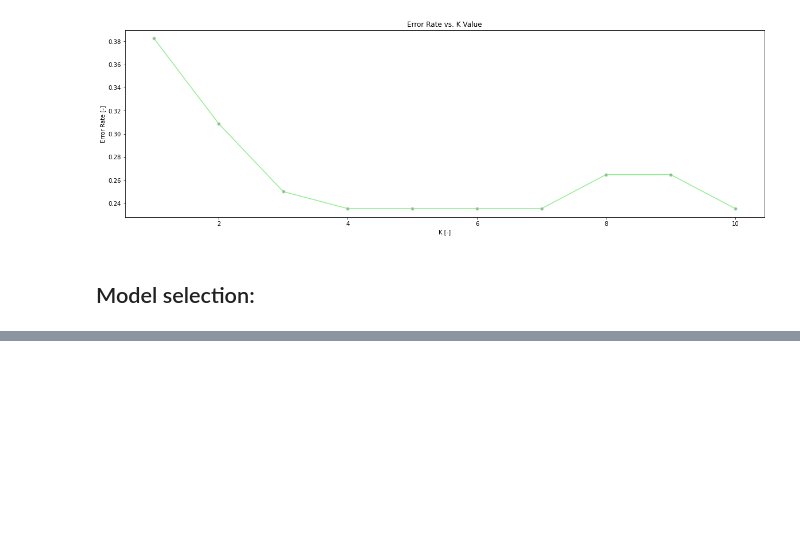
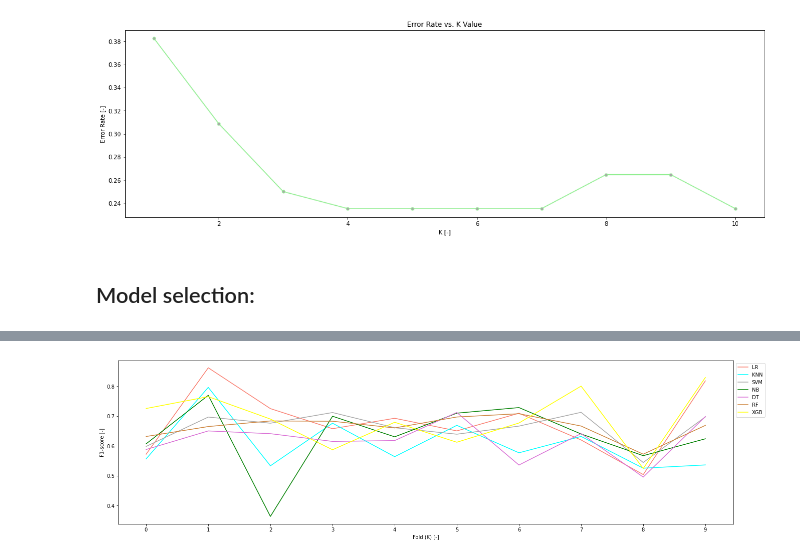
Before and after one commit to piotr-druzdzel/Horse-Colic-KNN-Imputation, a Jupyter notebook: KNN-Imputation.ipynb, the cells around one changed output, grey strips where cells are left out. Drawn from its saved outputs; the diff is of its cells as text; code cells hidden in the pictures; blank space fills up the shorter version.

```diff
--- a/KNN-Imputation.ipynb
+++ b/KNN-Imputation.ipynb
@@ -926,7 +926,7 @@ accuracies = []
 f1_scores = []
 
 models = [('LR', LogisticRegression(max_iter=1000)),
-          ('KNN', KNeighborsClassifier(n_neighbors=15)),
+          ('KNN', KNeighborsClassifier(n_neighbors=4)),
           ('SVM', SVC(probability=True)),
           ('NB', GaussianNB()),
           ('DT', DecisionTreeClassifier()),
@@ -940,9 +940,9 @@ for name, model in models:
 
     #Cross validation:
     scoring_metrics = {'accuracy': make_scorer(accuracy_score),
-                       'f1_score': make_scorer(f1_score)}
+                       'f1_score': make_scorer(f1_score, average='weighted')}
     accuracy_results = model_selection.cross_validate(model, X_train, y_train.values.ravel(),
-                                                      cv=10, scoring=scoring_metrics)
+                                                      cv=10, scoring=scoring_metrics, )
 
     #Retrieve the scores:
     model_accuracy = accuracy_results['test_accuracy']
@@ -956,0 +972,3 @@ ValueError: Target is multiclass but average='binary'. Please choose another ave
+# %%
+f1_df = pd.DataFrame(np.transpose(f1_scores), columns=['LR','KNN', 'SVM', 'NB', 'DT','RF', 'XGB'])
+acc_df = pd.DataFrame(np.transpose(accuracies), columns=['LR','KNN', 'SVM', 'NB', 'DT','RF', 'XGB'])
@@ -956,0 +1003,13 @@ ValueError: Target is multiclass but average='binary'. Please choose another ave
+# %%
+import cycler
+plt.figure(figsize=(22,6))
+
+for index, color in enumerate(['salmon','cyan', 'darkgrey', 'green', 'orchid', 'peru', 'yellow']):
+    plt.plot(f1_df.iloc[:,index], color=color)
+
+plt.xticks(np.arange(10))
+plt.xlabel('Fold (K) [-]')
+plt.ylabel('F1-score [-]')
+plt.legend(f1_df.columns, bbox_to_anchor=(1.0, 1.0));
+# %% [output]
+[figure, added]
```
Also changed, not shown: parts of 5 cells of this notebook.
